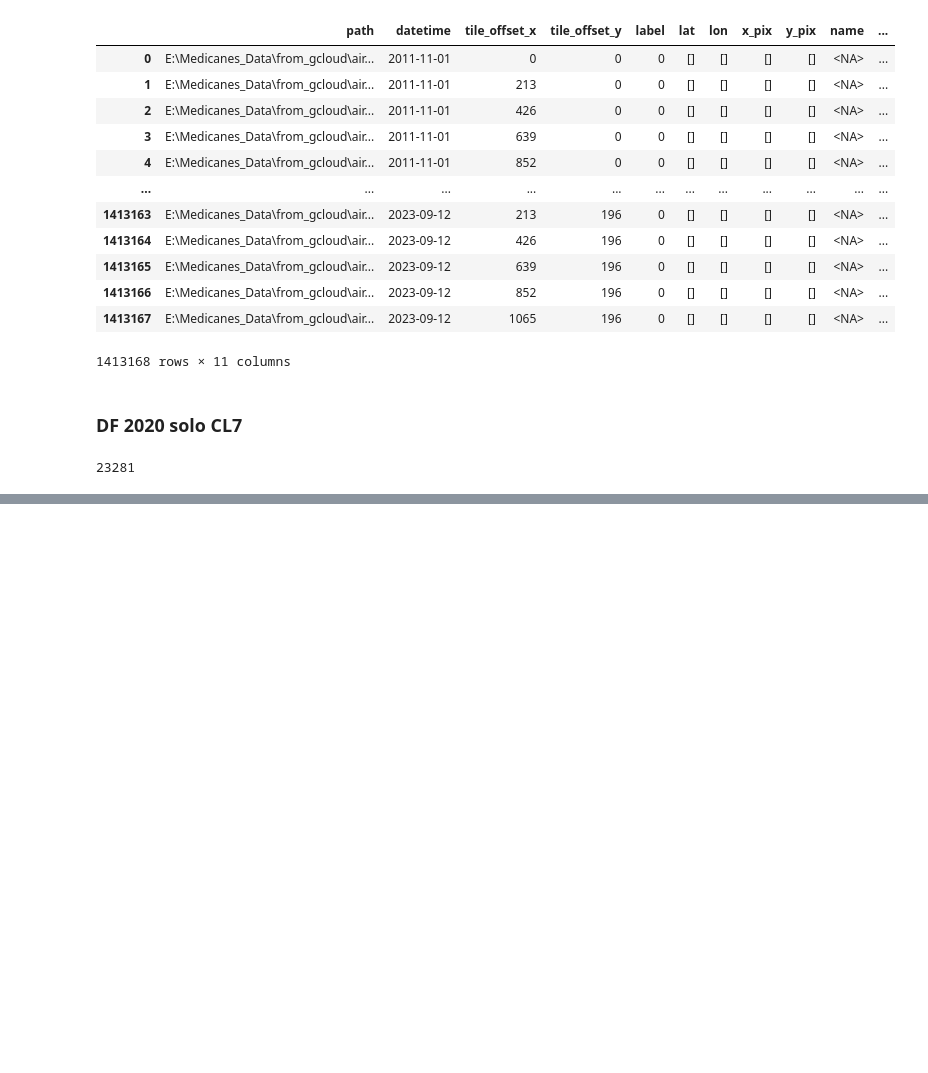
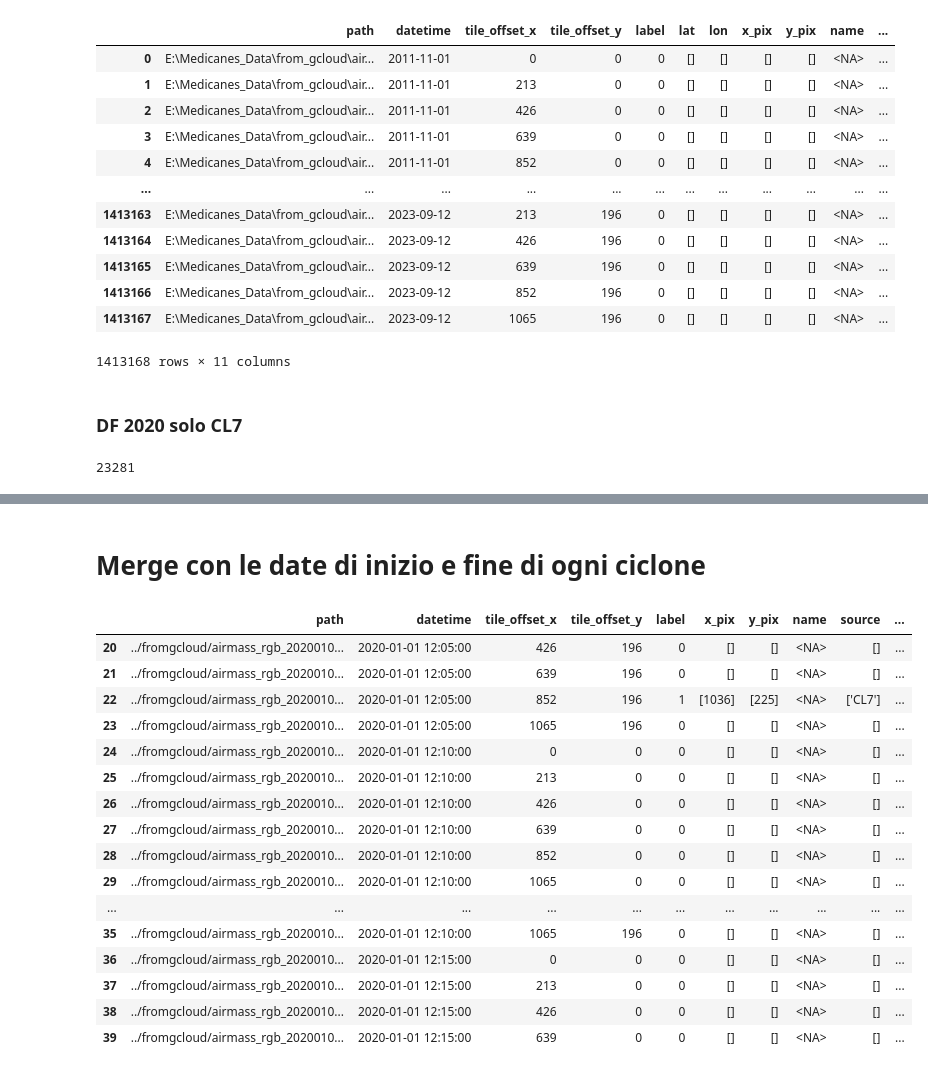
Before and after one commit to dandarm/VideoMAEv2, a Jupyter notebook: Analyze_Manos_tracks.ipynb, the cells around one changed output, grey strips where cells are left out. Saved outputs shown, nothing was run; the diff lists cells and outputs as text; code cells hidden in the pictures; blank space fills up the shorter version.

```diff
--- a/Analyze_Manos_tracks.ipynb
+++ b/Analyze_Manos_tracks.ipynb
@@ -15,7 +15,7 @@ The autoreload extension is already loaded. To reload it, use:
 # %% [markdown]
 # Apro tutti i file CL di Manos per fare un solo DataFrame
 # %%
-manos_track_files_dir = Path("..\CompositeTracks_MedCyclones_Flaounas_etal_2023")
+manos_track_files_dir = Path("../CompositeTracks_MedCyclones_Flaounas_etal_2023")
 tracks_file_prefix_templ = "TRACKS_CL§.dat"
 
 
@@ -703,0 +718,44 @@ df_data.to_csv("master_data_2020_wID.csv")
+# %%
+df_data = pd.read_csv("master_data_2020_wID.csv")
+# %% [markdown]
+# Merge con le date di inizio e fine di ogni ciclone
+# %%
+# Calcola start e end time per ogni id_cyc_unico
+df_bounds = df_tracks2020_MED_CL7.groupby('id_cyc_unico')['time'].agg(start_time='min', end_time='max').reset_index()
+
+# 2. Unisci al df finale contenente i path
+df_data = df_data.merge(df_bounds, on='id_cyc_unico', how='left')
+# %%
+# Calcola distanza minima rispetto all'intervallo [start_time, end_time]
+
+def calcola_delta_time(row):
+    dt = row['datetime']
+    start = row['start_time']
+    end = row['end_time']
+
+    if pd.isna(dt) or pd.isna(start) or pd.isna(end):
+        return pd.NaT  # oppure np.nan o pd.Timedelta.max, a seconda della logica
+    return min(abs(dt - start), abs(dt - end))
+
+# Applica la funzione riga per riga
+df_data['delta_time'] = df_data.apply(calcola_delta_time, axis=1)
+# %%
+df_data.iloc[20:40]
+# %% [output]
+|  | path | datetime | tile_offset_x | tile_offset_y | label | x_pix | y_pix | name | source | ... |
+| 20 | ../fromgcloud/airmass_rgb_2020010... | 2020-01-01 12:05:00 | 426 | 196 | 0 | [] | [] | <NA> | [] | ... |
+| 21 | ../fromgcloud/airmass_rgb_2020010... | 2020-01-01 12:05:00 | 639 | 196 | 0 | [] | [] | <NA> | [] | ... |
+| 22 | ../fromgcloud/airmass_rgb_2020010... | 2020-01-01 12:05:00 | 852 | 196 | 1 | [1036] | [225] | <NA> | ['CL7'] | ... |
+| 23 | ../fromgcloud/airmass_rgb_2020010... | 2020-01-01 12:05:00 | 1065 | 196 | 0 | [] | [] | <NA> | [] | ... |
+| 24 | ../fromgcloud/airmass_rgb_2020010... | 2020-01-01 12:10:00 | 0 | 0 | 0 | [] | [] | <NA> | [] | ... |
+| 25 | ../fromgcloud/airmass_rgb_2020010... | 2020-01-01 12:10:00 | 213 | 0 | 0 | [] | [] | <NA> | [] | ... |
+| 26 | ../fromgcloud/airmass_rgb_2020010... | 2020-01-01 12:10:00 | 426 | 0 | 0 | [] | [] | <NA> | [] | ... |
+| 27 | ../fromgcloud/airmass_rgb_2020010... | 2020-01-01 12:10:00 | 639 | 0 | 0 | [] | [] | <NA> | [] | ... |
+| 28 | ../fromgcloud/airmass_rgb_2020010... | 2020-01-01 12:10:00 | 852 | 0 | 0 | [] | [] | <NA> | [] | ... |
+| 29 | ../fromgcloud/airmass_rgb_2020010... | 2020-01-01 12:10:00 | 1065 | 0 | 0 | [] | [] | <NA> | [] | ... |
+| ... | ... | ... | ... | ... | ... | ... | ... | ... | ... | ... |
+| 35 | ../fromgcloud/airmass_rgb_2020010... | 2020-01-01 12:10:00 | 1065 | 196 | 0 | [] | [] | <NA> | [] | ... |
+| 36 | ../fromgcloud/airmass_rgb_2020010... | 2020-01-01 12:15:00 | 0 | 0 | 0 | [] | [] | <NA> | [] | ... |
+| 37 | ../fromgcloud/airmass_rgb_2020010... | 2020-01-01 12:15:00 | 213 | 0 | 0 | [] | [] | <NA> | [] | ... |
+| 38 | ../fromgcloud/airmass_rgb_2020010... | 2020-01-01 12:15:00 | 426 | 0 | 0 | [] | [] | <NA> | [] | ... |
+| 39 | ../fromgcloud/airmass_rgb_2020010... | 2020-01-01 12:15:00 | 639 | 0 | 0 | [] | [] | <NA> | [] | ... |
```
Also changed, not shown: parts of 13 cells of this notebook, 13 other files.
